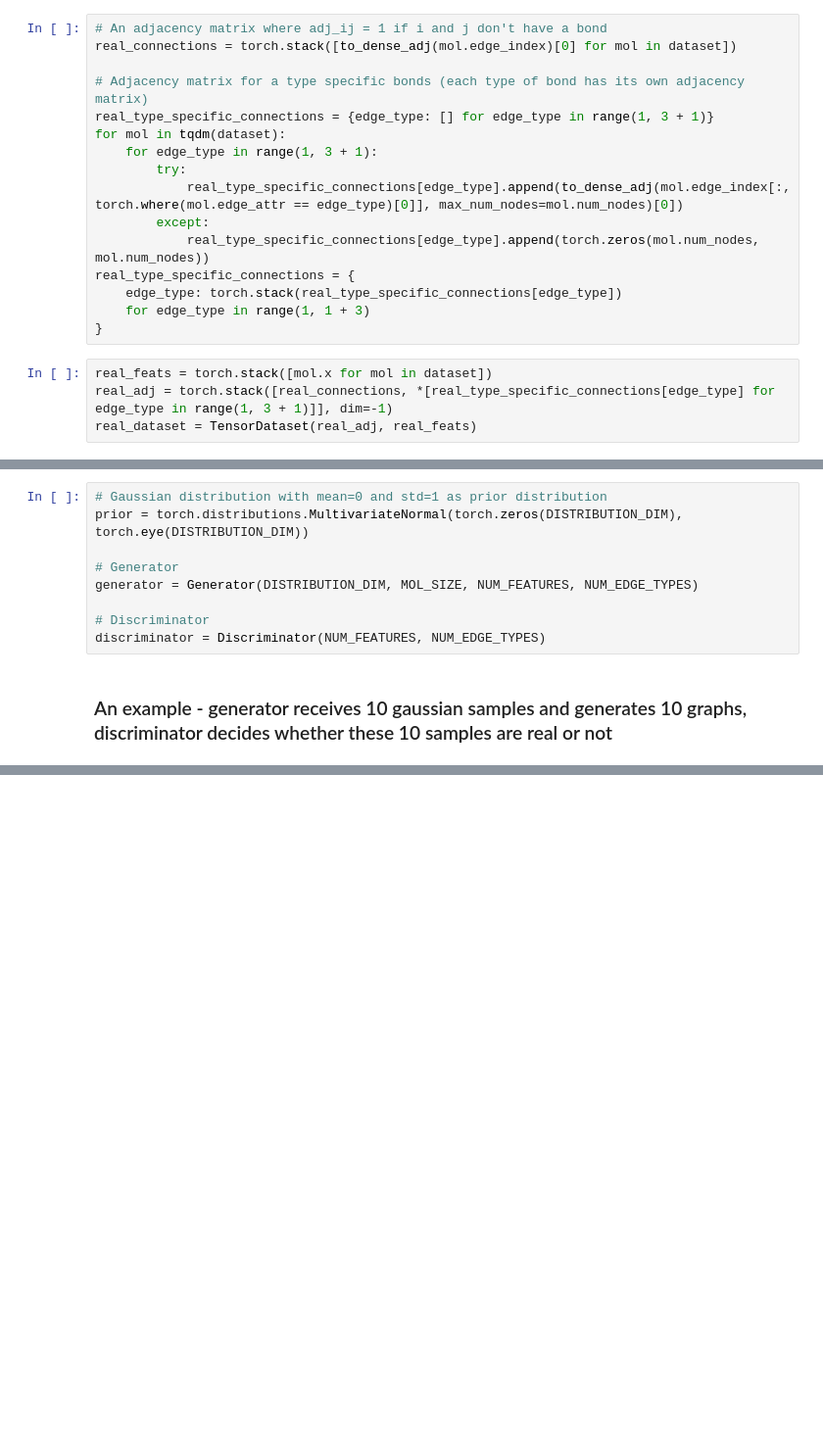
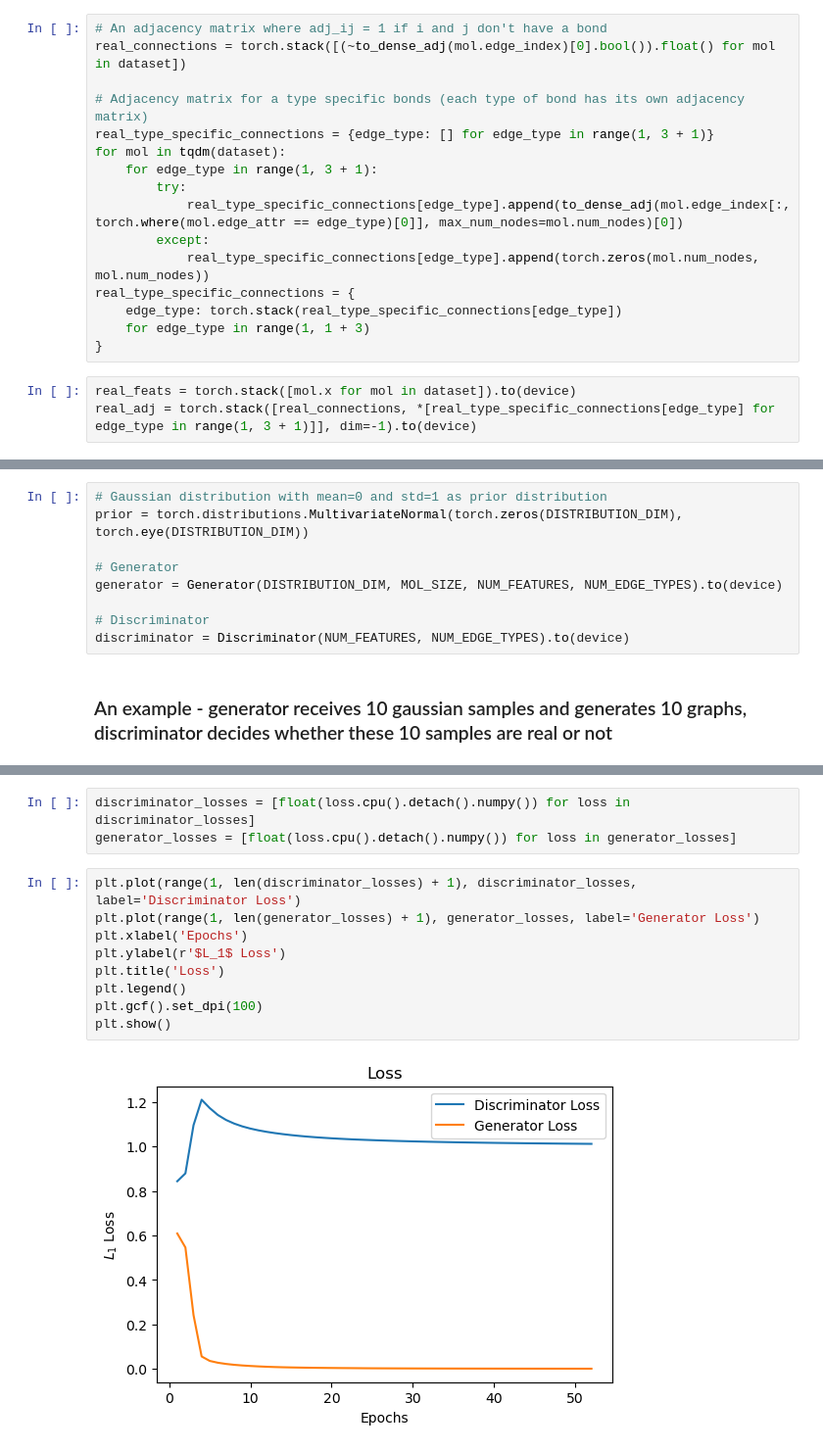
Before and after one commit to rezanmz/MolGenerator, a Jupyter notebook: src/main.ipynb, the cells around one changed output, grey strips where cells are left out. Shown at 98% size. Saved outputs shown, nothing was run; the diff lists cells and outputs as text; blank space fills up the shorter version.

Commit message:
Debugged the training loop and added loss plot

```diff
--- a/src/main.ipynb
+++ b/src/main.ipynb
@@ -177,7 +152,7 @@ for mol in dataset:
 ### Convert from torch geometric data to torch tensor
 # %%
 # An adjacency matrix where adj_ij = 1 if i and j don't have a bond
-real_connections = torch.stack([to_dense_adj(mol.edge_index)[0] for mol in dataset])
+real_connections = torch.stack([(~to_dense_adj(mol.edge_index)[0].bool()).float() for mol in dataset])
 
 # Adjacency matrix for a type specific bonds (each type of bond has its own adjacency matrix)
 real_type_specific_connections = {edge_type: [] for edge_type in range(1, 3 + 1)}
@@ -192,9 +167,8 @@ real_type_specific_connections = {
     for edge_type in range(1, 1 + 3)
 }
 # %%
-real_feats = torch.stack([mol.x for mol in dataset])
-real_adj = torch.stack([real_connections, *[real_type_specific_connections[edge_type] for edge_type in range(1, 3 + 1)]], dim=-1)
-real_dataset = TensorDataset(real_adj, real_feats)
+real_feats = torch.stack([mol.x for mol in dataset]).to(device)
+real_adj = torch.stack([real_connections, *[real_type_specific_connections[edge_type] for edge_type in range(1, 3 + 1)]], dim=-1).to(device)
 # %% [markdown]
 ## Initialize models
 # %%
@@ -207,10 +181,10 @@ NUM_EDGE_TYPES = 3
 prior = torch.distributions.MultivariateNormal(torch.zeros(DISTRIBUTION_DIM), torch.eye(DISTRIBUTION_DIM))
 
 # Generator
-generator = Generator(DISTRIBUTION_DIM, MOL_SIZE, NUM_FEATURES, NUM_EDGE_TYPES)
+generator = Generator(DISTRIBUTION_DIM, MOL_SIZE, NUM_FEATURES, NUM_EDGE_TYPES).to(device)
 
 # Discriminator
-discriminator = Discriminator(NUM_FEATURES, NUM_EDGE_TYPES)
+discriminator = Discriminator(NUM_FEATURES, NUM_EDGE_TYPES).to(device)
 # %% [markdown]
 ### An example - generator receives 10 gaussian samples and generates 10 graphs, discriminator decides whether these 10 samples are real or not
 # %%
@@ -308,0 +316,14 @@ Epoch 99 - Generator loss: 0.150        Discriminator loss: 0.989
+# %%
+discriminator_losses = [float(loss.cpu().detach().numpy()) for loss in discriminator_losses]
+generator_losses = [float(loss.cpu().detach().numpy()) for loss in generator_losses]
+# %%
+plt.plot(range(1, len(discriminator_losses) + 1), discriminator_losses, label='Discriminator Loss')
+plt.plot(range(1, len(generator_losses) + 1), generator_losses, label='Generator Loss')
+plt.xlabel('Epochs')
+plt.ylabel(r'$L_1$ Loss')
+plt.title('Loss')
+plt.legend()
+plt.gcf().set_dpi(100)
+plt.show()
+# %% [output]
+[figure, added]
```
Also changed, not shown: parts of 17 cells of this notebook.
